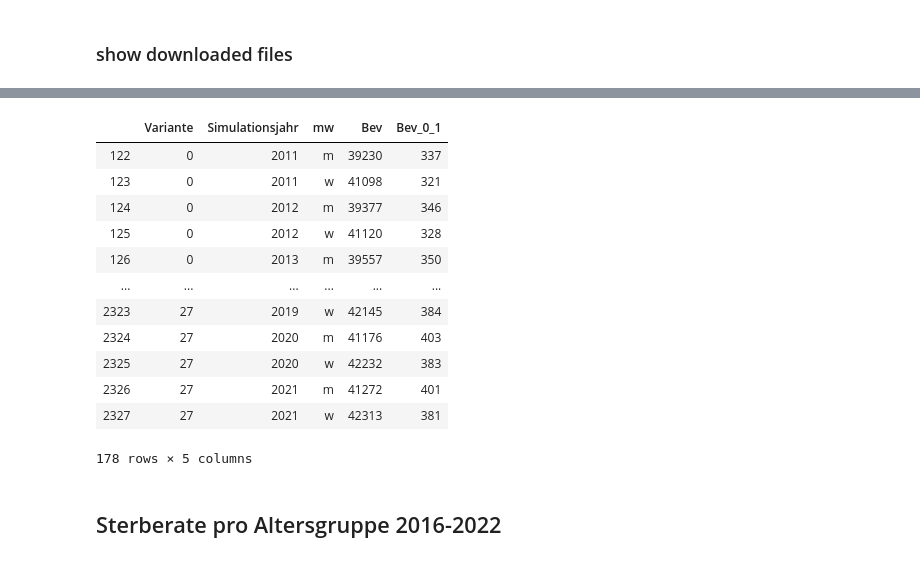
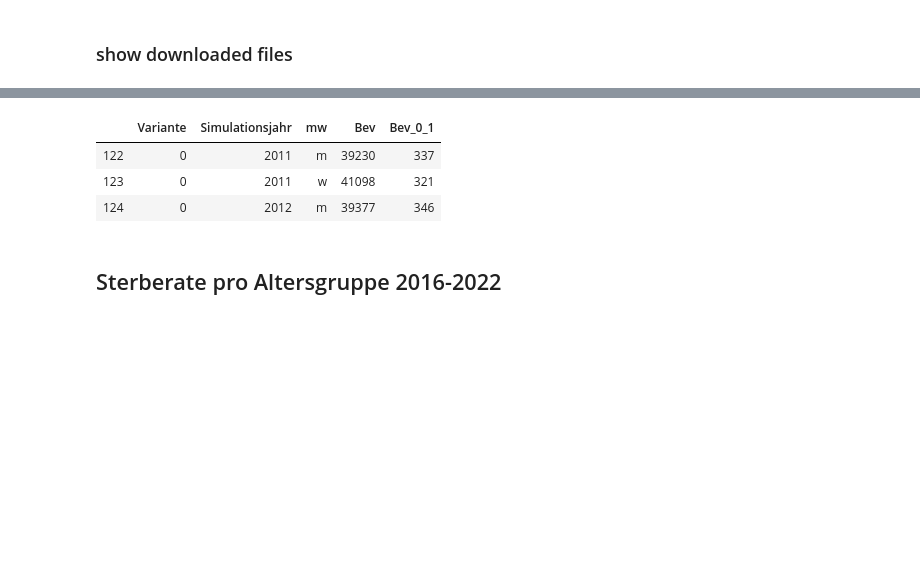
Before and after one commit to Mulham-Alesali/covid_data_analysis, a Jupyter notebook: Corona Datenvisualisierungen.ipynb, the cells around one changed output, grey strips where cells are left out. Saved outputs shown, nothing was run; the diff lists cells and outputs as text; code cells hidden in the pictures; blank space fills up the shorter version.

```diff
--- a/Corona Datenvisualisierungen.ipynb
+++ b/Corona Datenvisualisierungen.ipynb
@@ -17,21 +16,12 @@ arr
 bevoelkerungsvorausberechnung_df = pd.read_csv("data/14_bevoelkerungsvorausberechnung_daten.csv",delimiter=';')
 # %%
 cols = bevoelkerungsvorausberechnung_df.columns
-bevoelkerungsvorausberechnung_df[cols[0:5]].loc[(bevoelkerungsvorausberechnung_df['Simulationsjahr'] < 2022) & (bevoelkerungsvorausberechnung_df['Simulationsjahr'] > 2010)]
+bevoelkerungsvorausberechnung_df[cols[0:5]].loc[(bevoelkerungsvorausberechnung_df['Simulationsjahr'] < 2022) & (bevoelkerungsvorausberechnung_df['Simulationsjahr'] > 2010)].head(3)
 # %% [output]
 |  | Variante | Simulationsjahr | mw | Bev | Bev_0_1 |
 | 122 | 0 | 2011 | m | 39230 | 337 |
 | 123 | 0 | 2011 | w | 41098 | 321 |
 | 124 | 0 | 2012 | m | 39377 | 346 |
-| 125 | 0 | 2012 | w | 41120 | 328 |
-| 126 | 0 | 2013 | m | 39557 | 350 |
-| ... | ... | ... | ... | ... | ... |
-| 2323 | 27 | 2019 | w | 42145 | 384 |
-| 2324 | 27 | 2020 | m | 41176 | 403 |
-| 2325 | 27 | 2020 | w | 42232 | 383 |
-| 2326 | 27 | 2021 | m | 41272 | 401 |
-| 2327 | 27 | 2021 | w | 42313 | 381 |
-178 rows × 5 columns
 # %% [markdown]
 ## Sterberate pro Altersgruppe 2016-2022
 # %%
```
Also changed, not shown: parts of 14 cells of this notebook, 2 other files.
